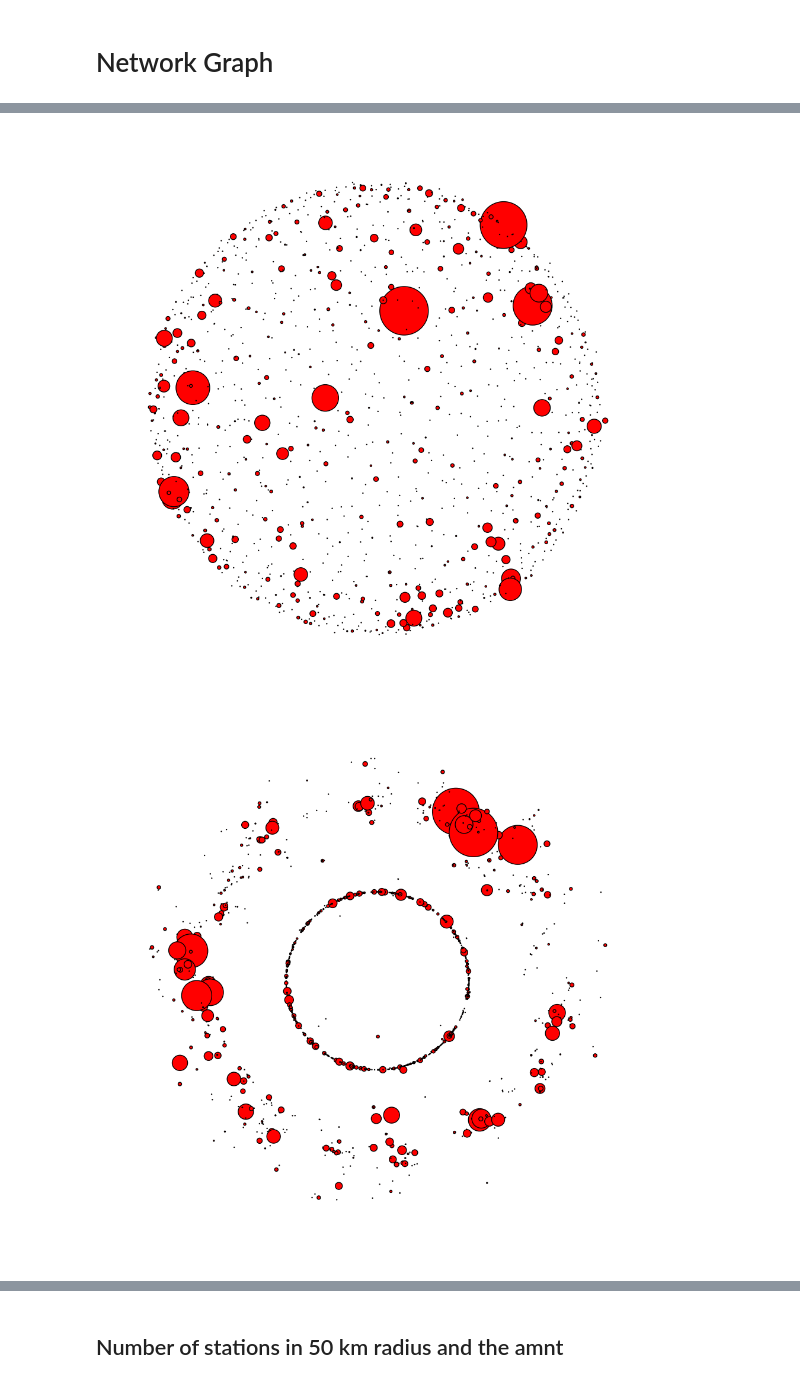
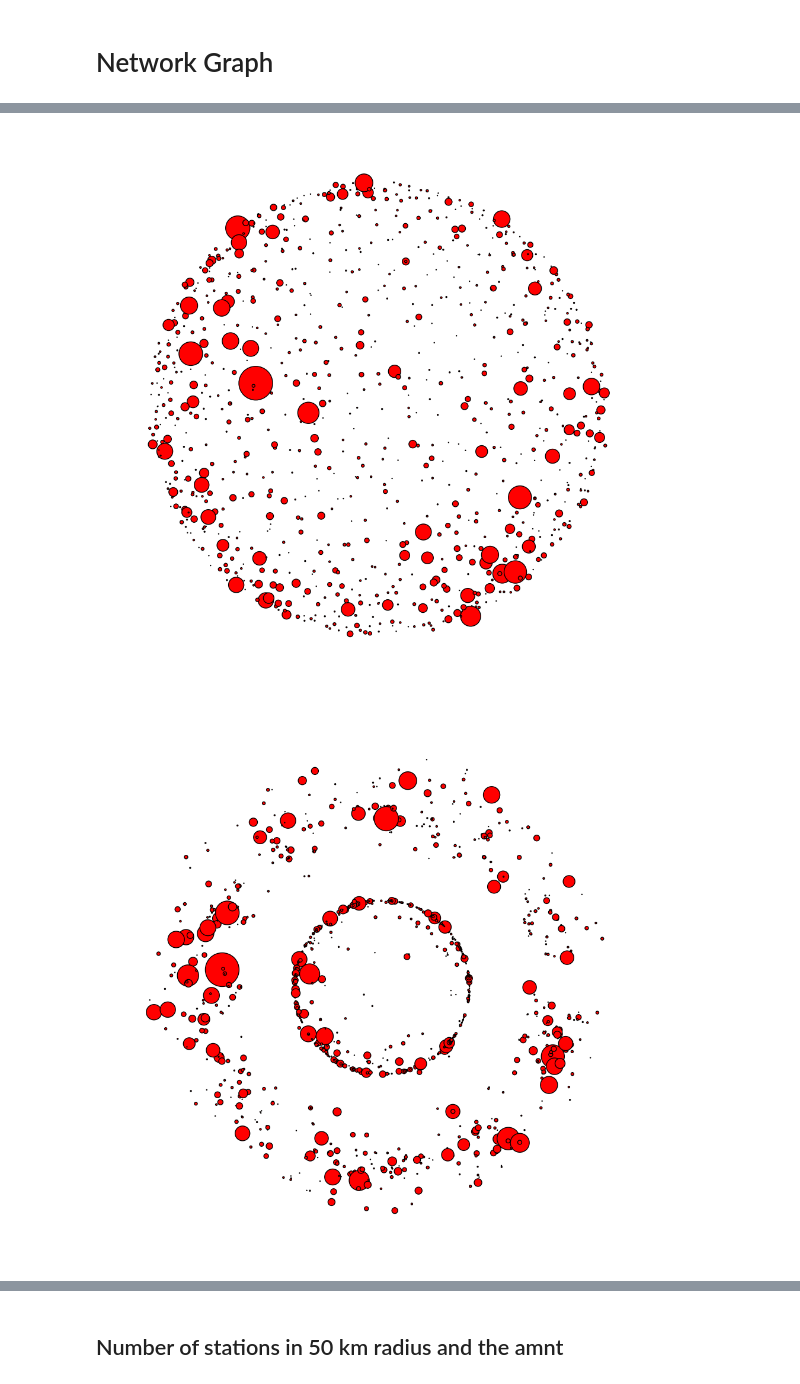
Before and after one commit to bkapustik/DataScience-NDBI048-transactions-at-petrol-stations, a Jupyter notebook: report-preparation.ipynb, the cells around one changed output, grey strips where cells are left out. Drawn from its saved outputs; the diff is of its cells as text; code cells hidden in the pictures.

Commit message:
Data preparation

```diff
--- a/report.ipynb
+++ b/report-preparation.ipynb
@@ -232,7 +232,7 @@ stationProximityDataSet: pd.DataFrame = pd.read_csv("data/benz-tr.csv")
 # Drop rows where country is not czechia
 
 stationProximityDataSet = stationProximityDataSet[stationProximityDataSet.country == "cze"]
-stationProximityDataSet = stationProximityDataSet[~stationProximityDataSet["city"].str.startswith("praha", na=False)]
+stationProximityDataSet = stationProximityDataSet[~stationProximityDataSet["city"].str.startswith(("praha", "brno", "ostrava"), na=False)]
 
 print("\nCount of transactions in Czechia: ", stationProximityDataSet.shape[0])
 
@@ -355,20 +387,20 @@ for i in radiuses:
 # %%
 import igraph as ig
 import matplotlib.pyplot as plt
 
 for stationsPairsLimited in stationParisLimitedPerRadius:
     g = ig.Graph.TupleList(stationsPairsLimited.itertuples(index=False), weights=True)
 
-    node_sizes = dict(zip(stationsLimited["posid"], stationsLimited["total_amt"].apply(lambda x: x / 100000)))
+    node_sizes = dict(zip(stationsWithDifferingGPSSample["posid"], stationsWithDifferingGPSSample["total_amt"].apply(lambda x: x / 100000)))
 
     g.vs["size"] = [node_sizes.get(posid, 1) for posid in g.vs["name"]]
 
     layout = g.layout("kamada_kawai", weights=g.es["weight"])
 
     fig, ax = plt.subplots(figsize=(12, 12))  # Larger figure size for better visualization
     ig.plot(g, layout=layout, target=ax, vertex_size=g.vs["size"], bbox=(0, 0, 1000, 1000), edge_width=0)
 
     plt.show()
 # %% [output]
-[figure, old version]
+[figure, new version]
-[figure, old version]
+[figure, new version]
```
Also changed, not shown: parts of 8 cells of this notebook, 8 other files.
